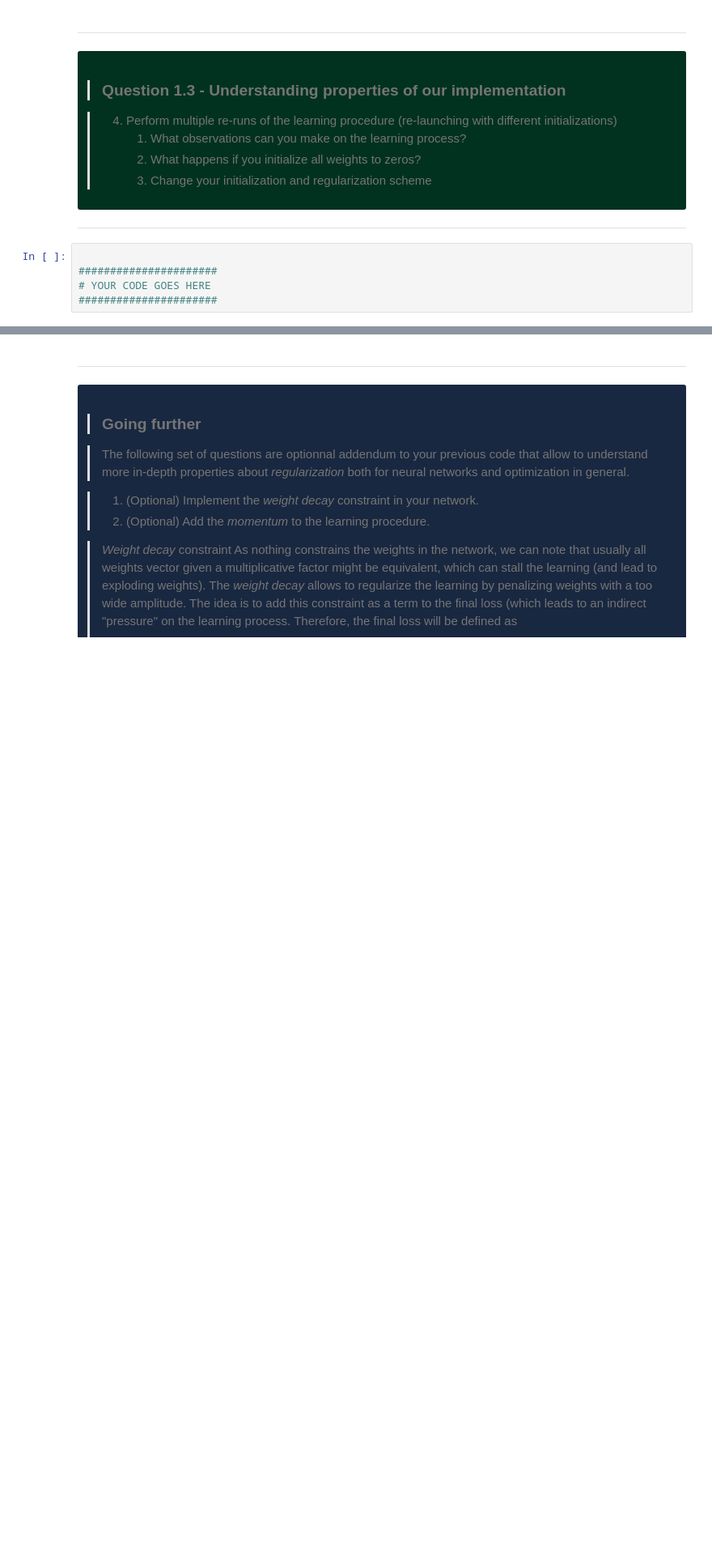
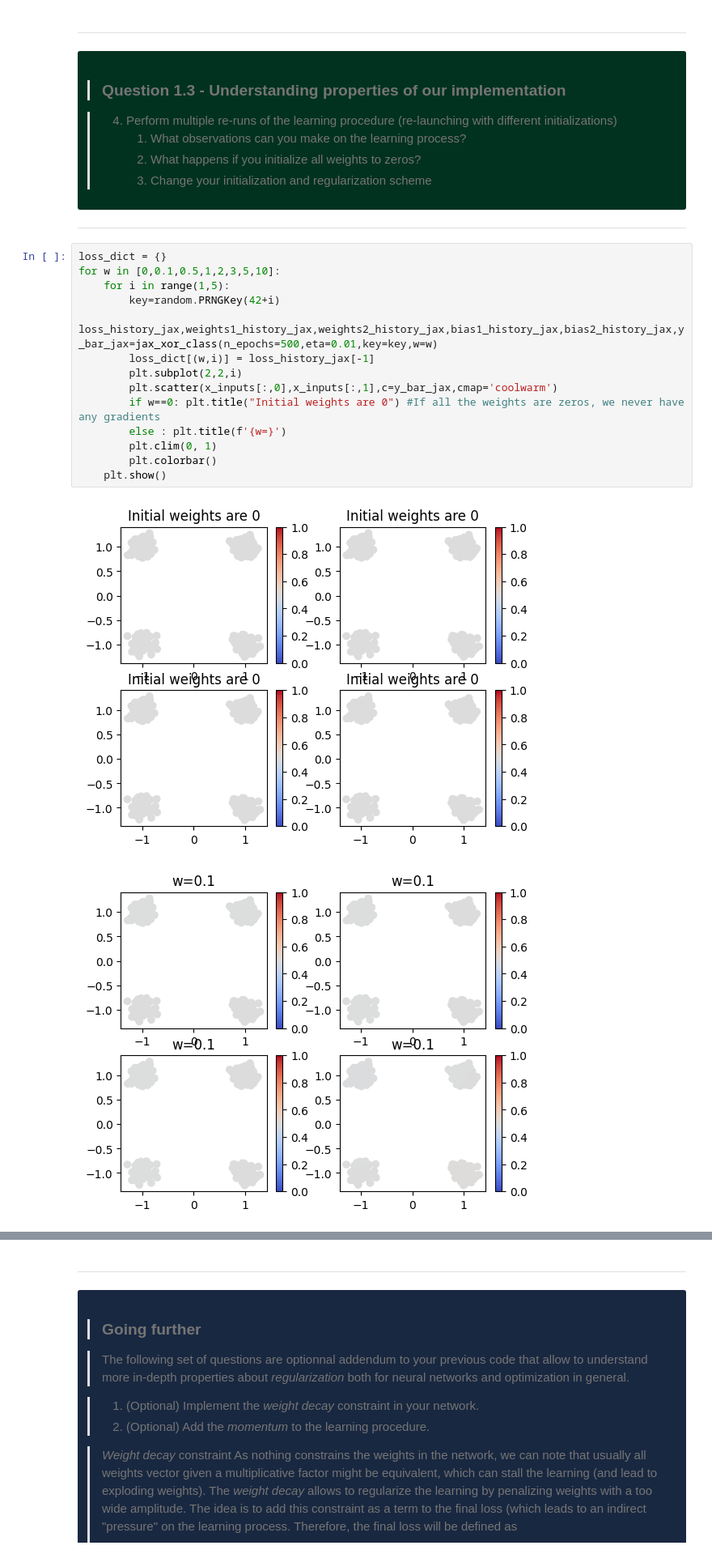
Before and after one commit to Sebastien-li/creative_ml, a Jupyter notebook: 02_neural_networks.ipynb, the cells around one changed output, grey strips where cells are left out. Shown at 81% size. Cells and saved outputs as stored; diff of their text form; blank space fills up the shorter version.

```diff
--- a/02_neural_networks.ipynb
+++ b/02_neural_networks.ipynb
@@ -553,8 +680,20 @@ TypeError: mul got incompatible shapes for broadcasting: (496, 1), (2, 1).
 </div>
 
 ***
-# %%
-
-######################
-# YOUR CODE GOES HERE
-######################
+# %%
+loss_dict = {}
+for w in [0,0.1,0.5,1,2,3,5,10]:
+    for i in range(1,5):
+        key=random.PRNGKey(42+i)
+        loss_history_jax,weights1_history_jax,weights2_history_jax,bias1_history_jax,bias2_history_jax,y_bar_jax=jax_xor_class(n_epochs=500,eta=0.01,key=key,w=w)
+        loss_dict[(w,i)] = loss_history_jax[-1]
+        plt.subplot(2,2,i)
+        plt.scatter(x_inputs[:,0],x_inputs[:,1],c=y_bar_jax,cmap='coolwarm')
+        if w==0: plt.title("Initial weights are 0") #If all the weights are zeros, we never have any gradients
+        else : plt.title(f'{w=}')
+        plt.clim(0, 1)
+        plt.colorbar()
+    plt.show()
+# %% [output]
+[figure, added]
+[figure, added]
```
Also changed, not shown: parts of 38 cells of this notebook, 3 other files.
